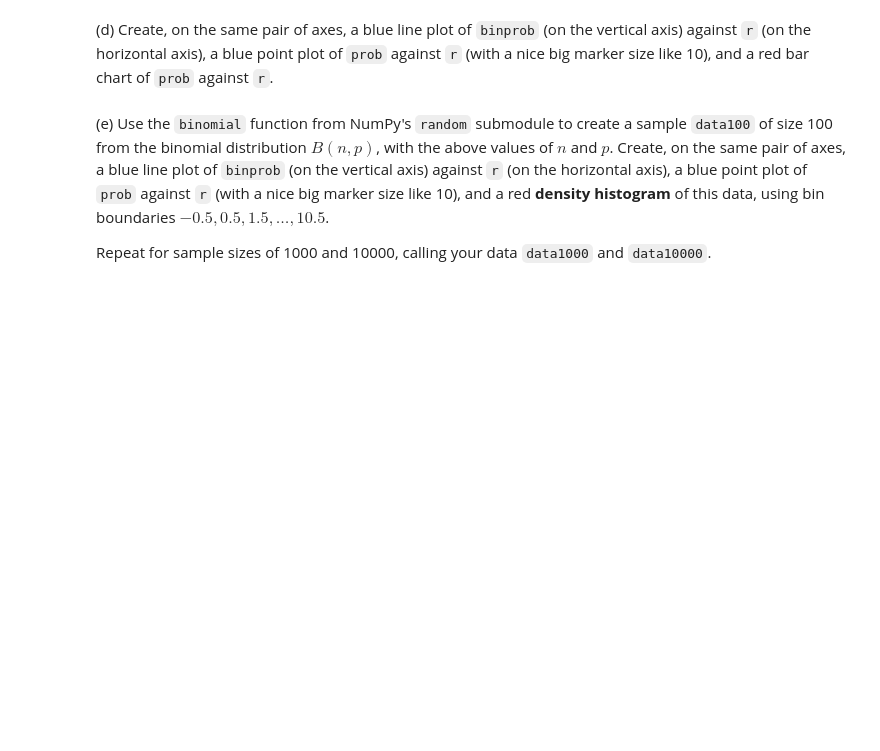
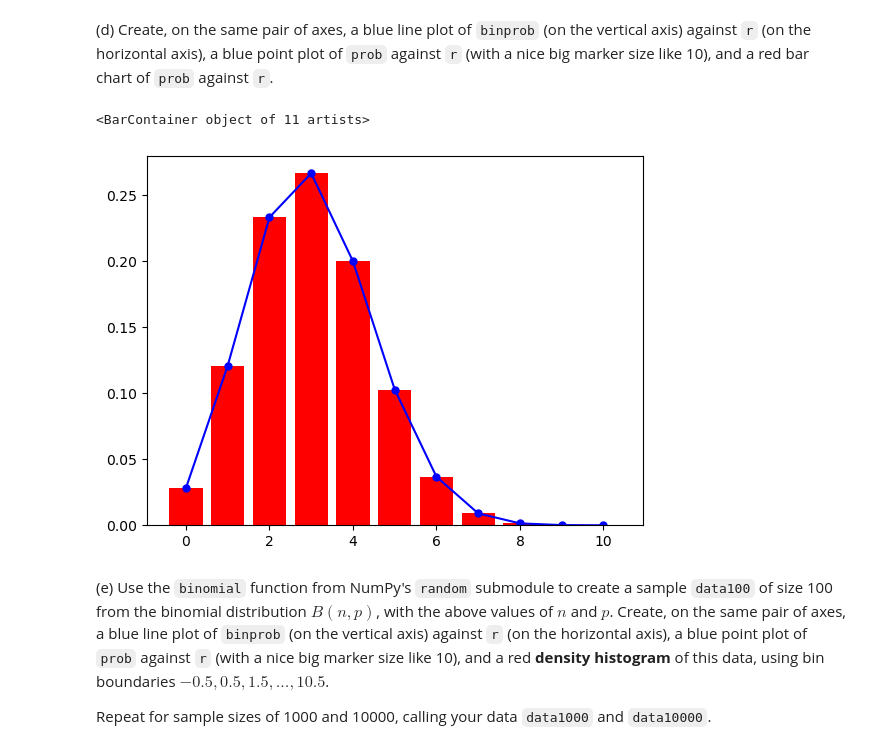
Before and after one commit to Imperial-MATH40006/math40006-2022-23-term2-week4-Sirrand0m, a Jupyter notebook: term2week4.ipynb, the cells around one changed output. Cells and saved outputs as stored; diff of their text form; code cells hidden in the pictures; blank space fills up the shorter version.

```diff
--- a/term2week4.ipynb
+++ b/term2week4.ipynb
@@ -368,8 +368,10 @@ p = 0.3
 
 Then define `r` as a 1D array consisting of the integers between 0 and `n` inclusive.
 # %%
-# YOUR CODE HERE
-raise NotImplementedError()
+n = 10
+p = 0.3
+r = np.arange(n+1)
+
 print(n)
 print(p)
 print(r)
@@ -382,7 +394,8 @@ question3a(_globals)
 # %% [markdown]
 (b) Using `numpy`'s `cumprod` function, or otherwise, define `rfac` as a 1D array consisting of the integers $0!, 1!, 2!, \dots n!$, and `nmrfac` as a 1D array consisting of the integers $n!, (n-1)!, (n-2)!, \dots, 0!$.
 # %%
-# YOUR CODE HERE
-raise NotImplementedError()
+rfac = np.concatenate((np.array([1]),np.cumprod(r[1:len(r)])))
+nmrfac = np.array([rfac[-i] for i in range(1,len(rfac)+1)])
+
 print(rfac)
 print(nmrfac)
@@ -401,7 +425,9 @@ Then define `binprob` as a 1D array of floats, consisting of all the values of
 $$\frac{n!}{r!\,(n-r)!}\,p^r\,(1-p)^{n-r}$$
 for $r = 0,1,2,\dots,n.$
 # %%
-# YOUR CODE HERE
-raise NotImplementedError()
+bincoeflist = [rfac[-1]/(rfac[i]*nmrfac[i]) for i in range(n+1)]
+bincoef = np.array(bincoeflist)
+binprob = np.array([bincoef[i] * p**i * (1-p)**(n-i) for i in range(n+1)])
+
 print(bincoef)
 print(binprob)
@@ -414,8 +451,12 @@ question3c(_globals)
 # %% [markdown]
 (d) Create, on the same pair of axes, a blue line plot of `binprob` (on the vertical axis) against `r` (on the horizontal axis), a blue point plot of `prob` against `r` (with a nice big marker size like 10), and a red bar chart of `prob` against `r`.
 # %%
-# YOUR CODE HERE
-raise NotImplementedError()
+plt.plot(r,binprob,color='blue')
+plt.plot(r,binprob,'.', markersize=10,color = 'blue')
+plt.bar(r,binprob, color = 'red')
+# %% [output]
+<BarContainer object of 11 artists>
+[figure, added]
 # %% [markdown]
 (e) Use the `binomial` function from NumPy's `random` submodule to create a sample `data100` of size 100 from the binomial distribution $B(n,p)$, with the above values of $n$ and $p$. Create, on the same pair of axes, a blue line plot of `binprob` (on the vertical axis) against `r` (on the horizontal axis), a blue point plot of `prob` against `r` (with a nice big marker size like 10), and a red <b>density histogram</b> of this data, using bin boundaries $-0.5, 0.5, 1.5, \dots ,10.5$.
 
```
Also changed, not shown: parts of 13 cells of this notebook.
